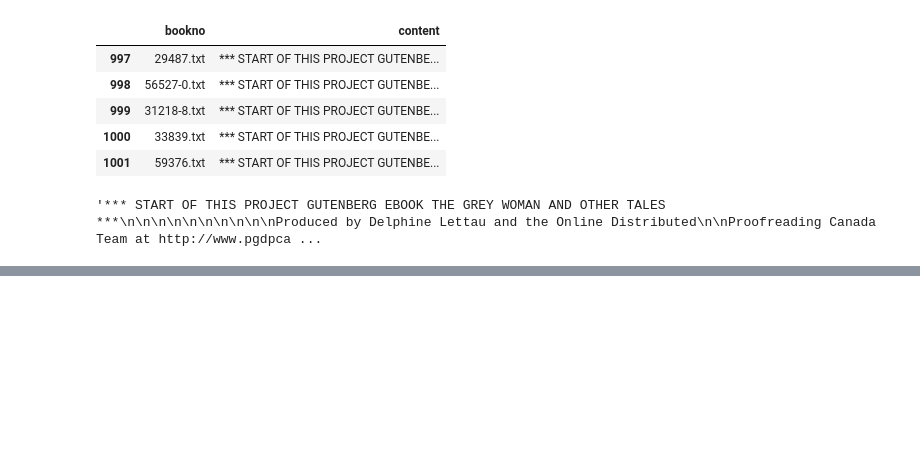
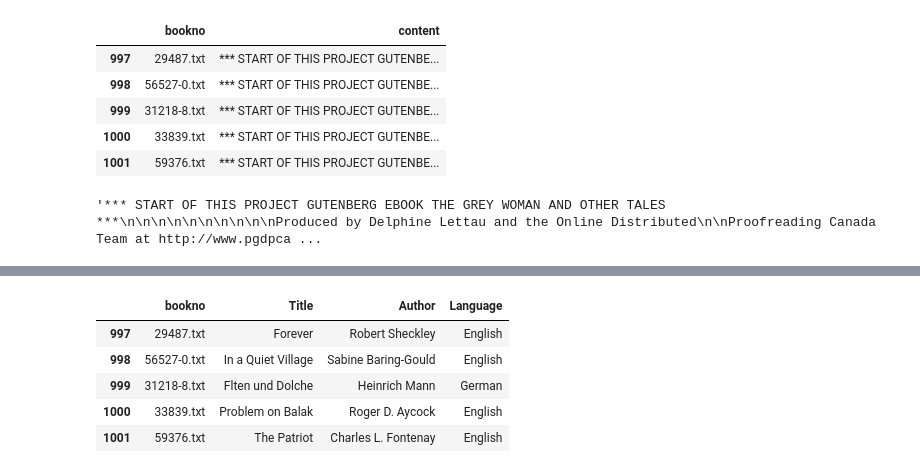
Before and after one commit to KapilSharma0/1002-short-stories-project-guttenberg, a Jupyter notebook: src.ipynb, the cells around one changed output, grey strips where cells are left out. Drawn from its saved outputs; the diff is of its cells as text; code cells hidden in the pictures; blank space fills up the shorter version.

```diff
--- a/src.ipynb
+++ b/src.ipynb
@@ -63,0 +89,9 @@ data["content"][4]
+# %%
+books.tail(5)
+# %% [output]
+|  | bookno | Title | Author | Language |
+| 997 | 29487.txt | Forever | Robert Sheckley | English |
+| 998 | 56527-0.txt | In a Quiet Village | Sabine Baring-Gould | English |
+| 999 | 31218-8.txt | Flten und Dolche | Heinrich Mann | German |
+| 1000 | 33839.txt | Problem on Balak | Roger D. Aycock | English |
+| 1001 | 59376.txt | The Patriot | Charles L. Fontenay | English |
```
Also changed, not shown: parts of 32 cells of this notebook.
